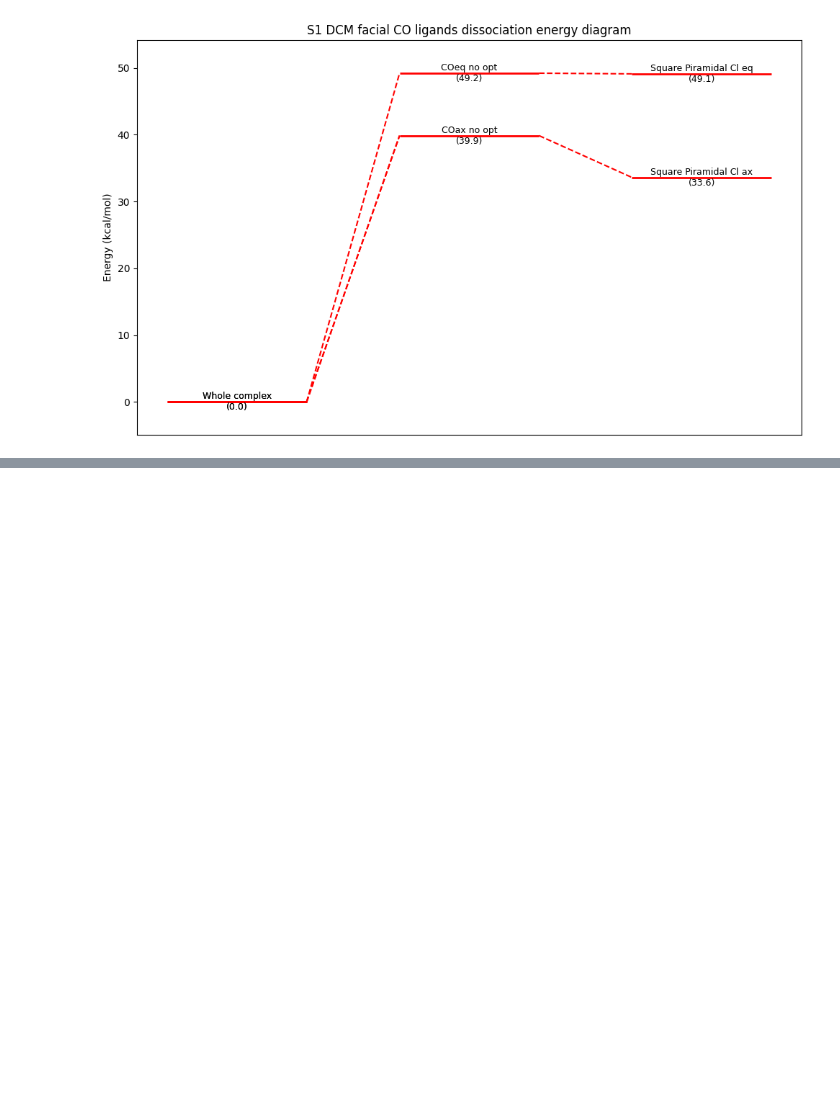
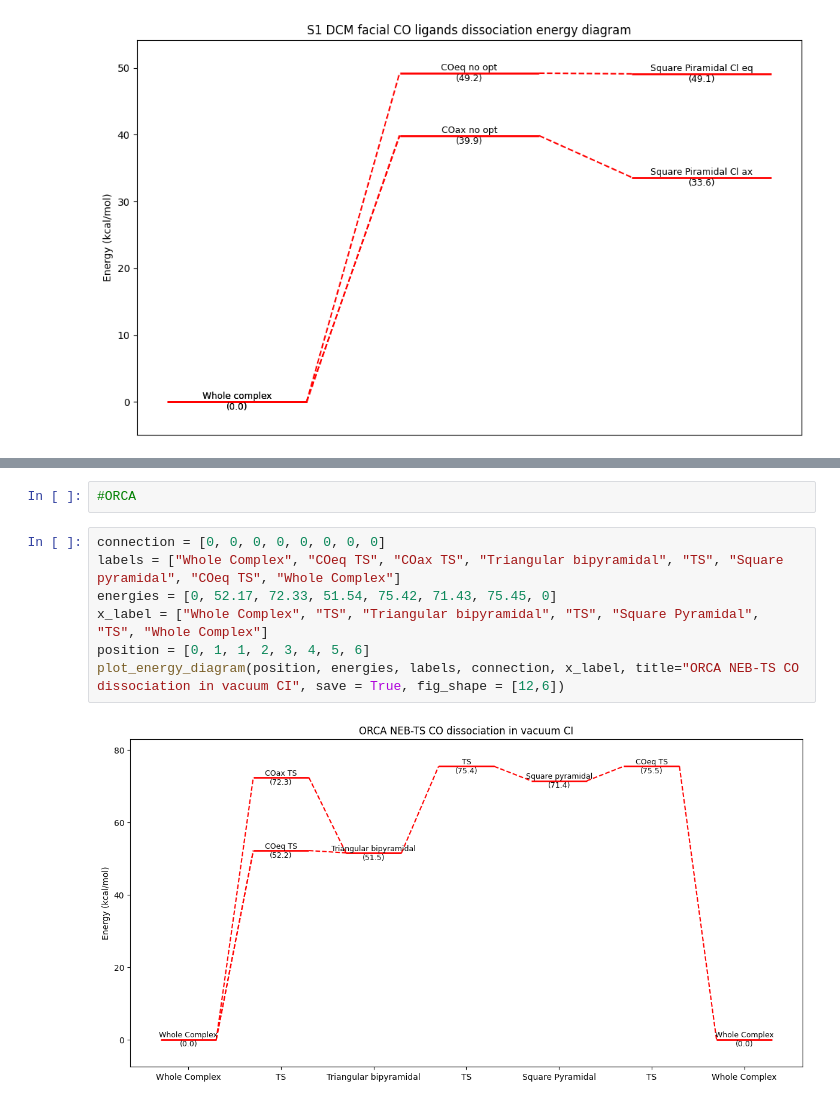
Before and after one commit to Maarsk/Gaussian_Scripts, a Jupyter notebook: energy_diagram.ipynb, the cells around one changed output, grey strips where cells are left out. Cells and saved outputs as stored; diff of their text form; blank space fills up the shorter version.

```diff
--- a/energy_diagram.ipynb
+++ b/energy_diagram.ipynb
@@ -99,0 +109,11 @@ plot_energy_diagram(position, energies, labels, connection, x_label, title="Poss
+# %%
+#ORCA
+# %%
+connection = [0, 0, 0, 0, 0, 0, 0, 0]
+labels = ["Whole Complex", "COeq TS", "COax TS", "Triangular bipyramidal", "TS", "Square pyramidal", "COeq TS", "Whole Complex"]
+energies = [0, 52.17, 72.33, 51.54, 75.42, 71.43, 75.45, 0]
+x_label = ["Whole Complex", "TS", "Triangular bipyramidal", "TS", "Square Pyramidal", "TS", "Whole Complex"]
+position = [0, 1, 1, 2, 3, 4, 5, 6]
+plot_energy_diagram(position, energies, labels, connection, x_label, title="ORCA NEB-TS CO dissociation in vacuum CI", save = True, fig_shape = [12,6])
+# %% [output]
+[figure, added]
```
Also changed, not shown: parts of 11 cells of this notebook, 19 other files.
